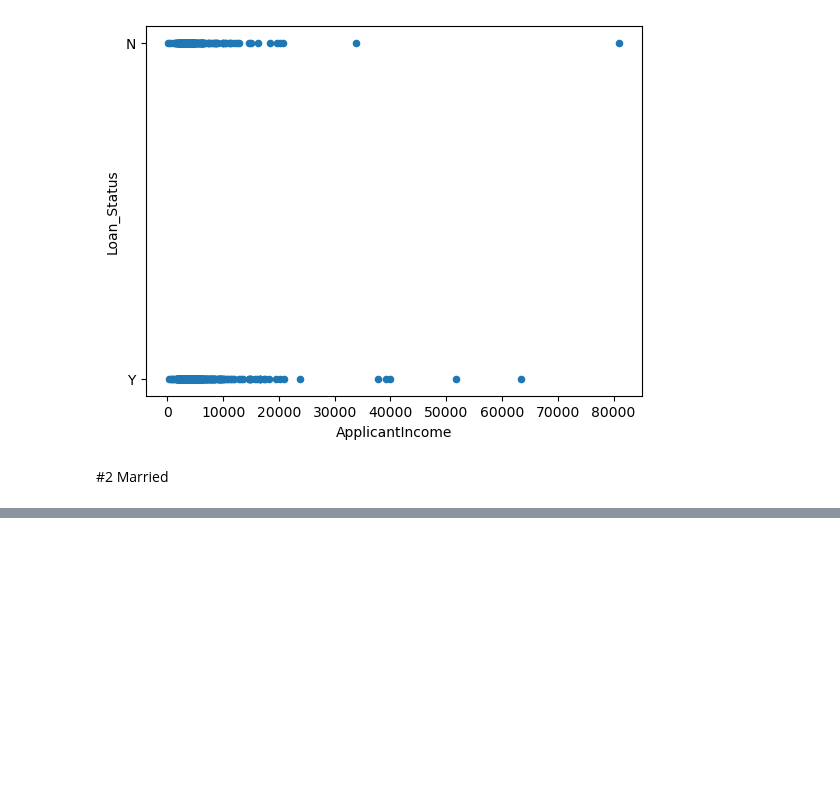
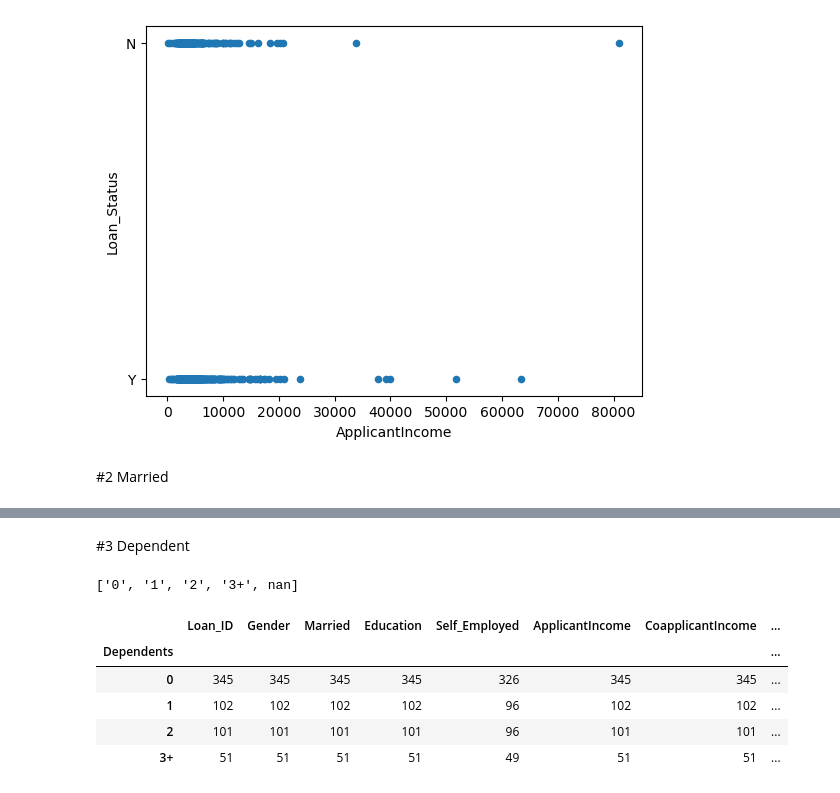
Before and after one commit to MonaTaghavi/dm-ann, a Jupyter notebook: notebooks/07dm-loan-cleaning.ipynb, the cells around one changed output, grey strips where cells are left out. Drawn from its saved outputs; the diff is of its cells as text; code cells hidden in the pictures; blank space fills up the shorter version.

```diff
--- a/notebooks/07dm-loan-cleaning.ipynb
+++ b/notebooks/07dm-loan-cleaning.ipynb
@@ -159,0 +181,15 @@ df[df["Married"].isna()]
+# %% [markdown]
+#3 Dependent
+# %%
+df["Dependents"].unique().tolist()
+# %% [output]
+['0', '1', '2', '3+', nan]
+# %%
+df.groupby(["Dependents"]).count()
+# %% [output]
+|  | Loan_ID | Gender | Married | Education | Self_Employed | ApplicantIncome | CoapplicantIncome | ... |
+| Dependents |  |  |  |  |  |  |  | ... |
+| 0 | 345 | 345 | 345 | 345 | 326 | 345 | 345 | ... |
+| 1 | 102 | 102 | 102 | 102 | 96 | 102 | 102 | ... |
+| 2 | 101 | 101 | 101 | 101 | 96 | 101 | 101 | ... |
+| 3+ | 51 | 51 | 51 | 51 | 49 | 51 | 51 | ... |
```
Also changed, not shown: parts of 22 cells of this notebook.
